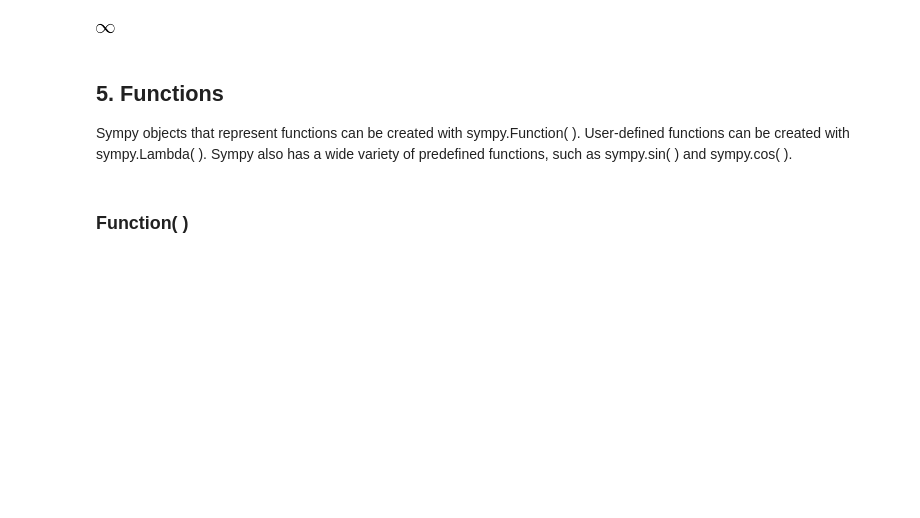
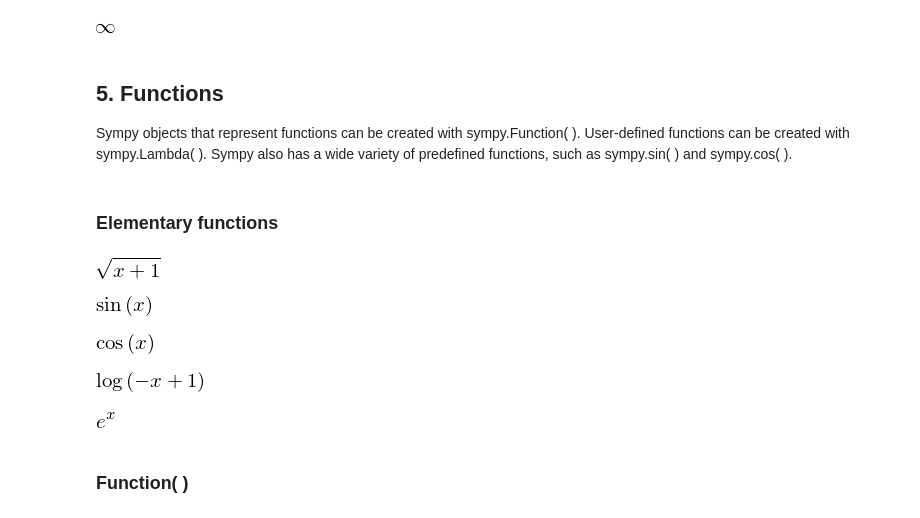
Before and after one commit to EricJWest/sandbox, a Jupyter notebook: python/sympy-primer.ipynb, the cells around one changed output. Cells and saved outputs as stored; diff of their text form; code cells hidden in the pictures; blank space fills up the shorter version.

```diff
--- a/python/sympy-primer.ipynb
+++ b/python/sympy-primer.ipynb
@@ -246,6 +246,33 @@ sym.oo
 ## 5. Functions <a id='section5'></a>
 
 Sympy objects that represent functions can be created with sympy.Function( ). User-defined functions can be created with sympy.Lambda( ). Sympy also has a wide variety of predefined functions, such as sympy.sin( ) and sympy.cos( ).
+# %% [markdown]
+### Elementary functions
+# %%
+# square root
+sym.sqrt(x + 1)
+# %% [output]
+[figure, added]
+# %%
+# sine
+sym.sin(x)
+# %% [output]
+[figure, added]
+# %%
+#cosine
+sym.cos(x)
+# %% [output]
+[figure, added]
+# %%
+# log
+sym.log(1 - x)
+# %% [output]
+[figure, added]
+# %%
+# exponential
+sym.exp(x)
+# %% [output]
+[figure, added]
 # %% [markdown]
 ### Function( )
 # %%
```
Also changed, not shown: parts of 5 cells of this notebook, 1 other file.
